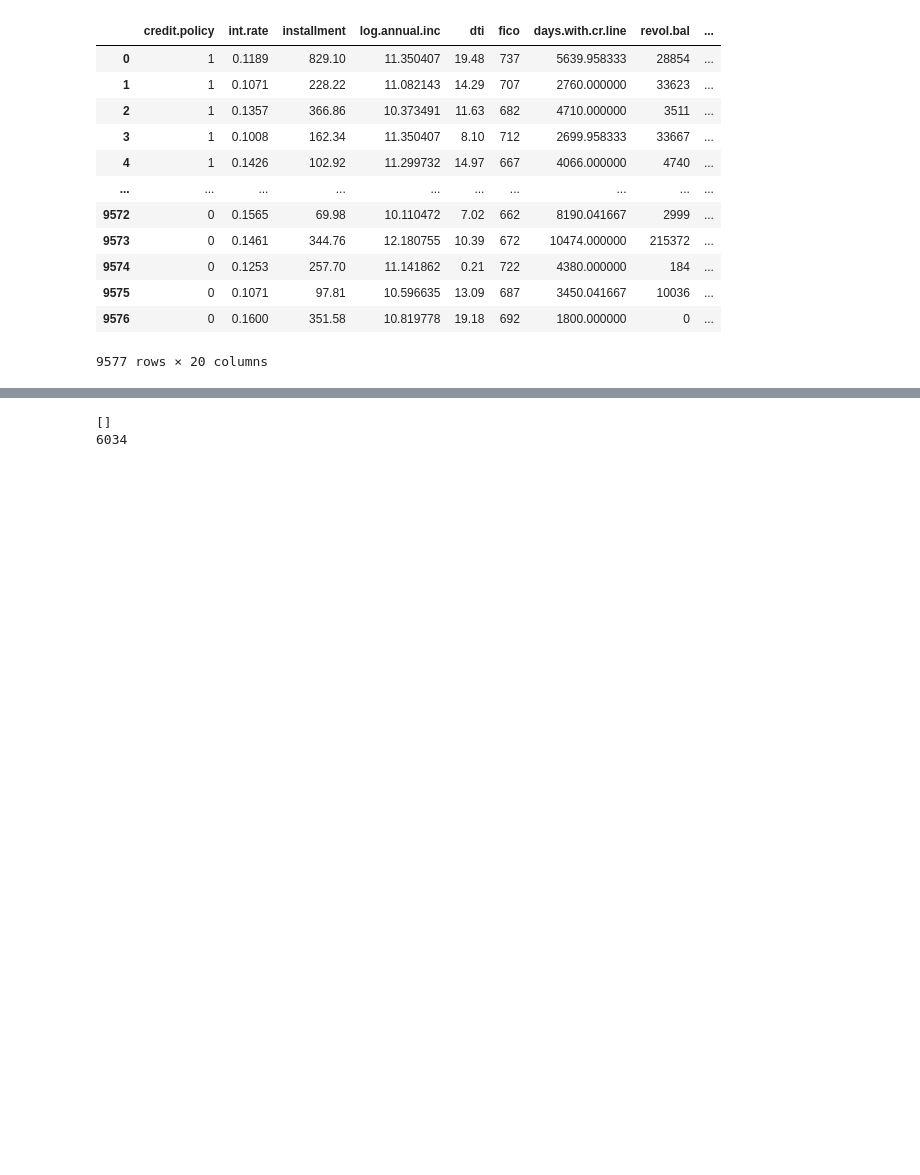
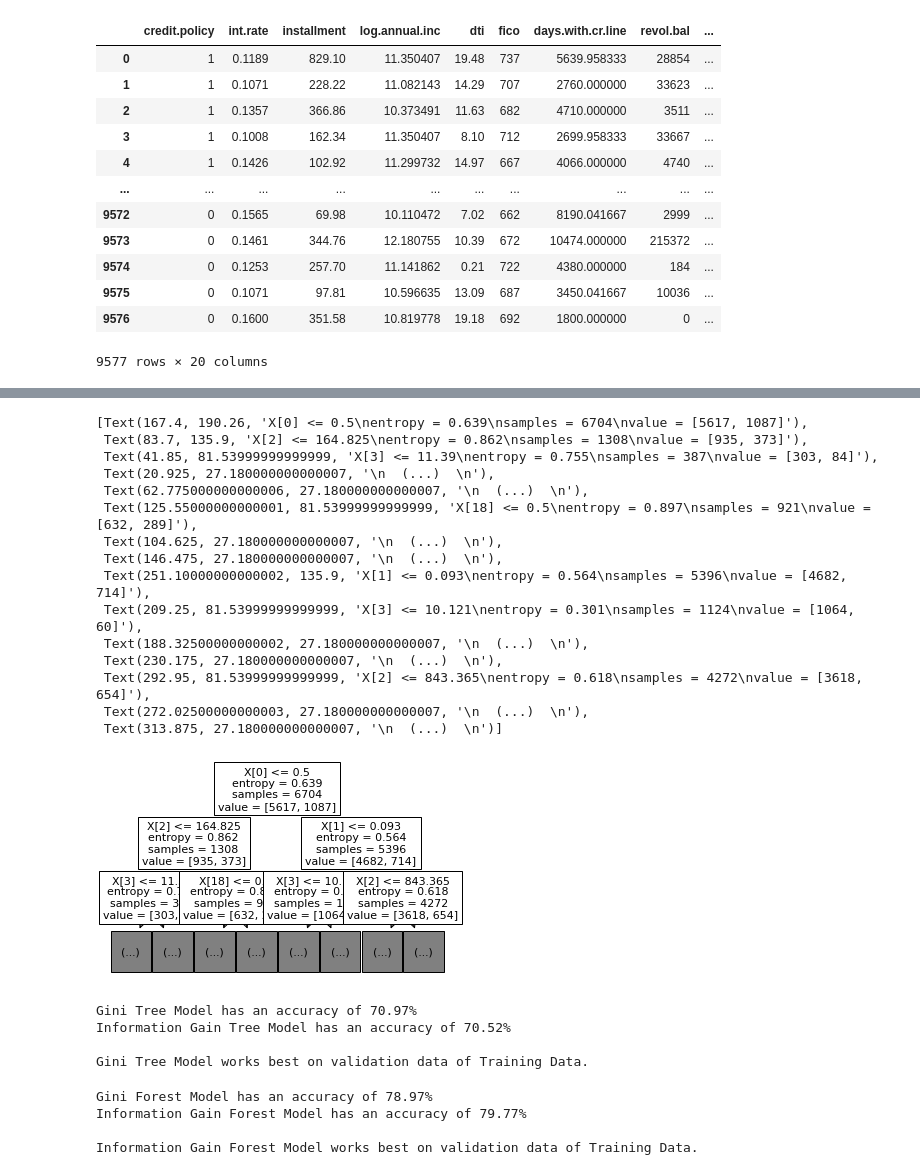
Before and after one commit to TobiOnabolu/MachineLearning, a Jupyter notebook: Assignment1/a1.ipynb, the cells around one changed output, grey strips where cells are left out. Drawn from its saved outputs; the diff is of its cells as text; code cells hidden in the pictures; blank space fills up the shorter version.

```diff
--- a/Assignment1/a1.ipynb
+++ b/Assignment1/a1.ipynb
@@ -212,4 +289,39 @@ available = np.array(trainingDF.index)
+# %%
+#Visualize ig tree model
+tree.plot_tree(ig_model, max_depth=2, fontsize=11)
+# %% [output]
+[Text(167.4, 190.26, 'X[0] <= 0.5\nentropy = 0.639\nsamples = 6704\nvalue = [5617, 1087]'),
+ Text(83.7, 135.9, 'X[2] <= 164.825\nentropy = 0.862\nsamples = 1308\nvalue = [935, 373]'),
+ Text(41.85, 81.53999999999999, 'X[3] <= 11.39\nentropy = 0.755\nsamples = 387\nvalue = [303, 84]'),
+ Text(20.925, 27.180000000000007, '\n  (...)  \n'),
+ Text(62.775000000000006, 27.180000000000007, '\n  (...)  \n'),
+ Text(125.55000000000001, 81.53999999999999, 'X[18] <= 0.5\nentropy = 0.897\nsamples = 921\nvalue = [632, 289]'),
+ Text(104.625, 27.180000000000007, '\n  (...)  \n'),
+ Text(146.475, 27.180000000000007, '\n  (...)  \n'),
+ Text(251.10000000000002, 135.9, 'X[1] <= 0.093\nentropy = 0.564\nsamples = 5396\nvalue = [4682, 714]'),
+ Text(209.25, 81.53999999999999, 'X[3] <= 10.121\nentropy = 0.301\nsamples = 1124\nvalue = [1064, 60]'),
+ Text(188.32500000000002, 27.180000000000007, '\n  (...)  \n'),
+ Text(230.175, 27.180000000000007, '\n  (...)  \n'),
+ Text(292.95, 81.53999999999999, 'X[2] <= 843.365\nentropy = 0.618\nsamples = 4272\nvalue = [3618, 654]'),
+ Text(272.02500000000003, 27.180000000000007, '\n  (...)  \n'),
+ Text(313.875, 27.180000000000007, '\n  (...)  \n')]
+[figure, added]
 # %%
+#Do 10 fold test on kfold of 2 models on a dataframe, and return the accuracies
+def run_kfold(gini_model, ig_model, features_df, target):
+    #cross val score function run all n folds on the data set passed in. It return an array of auc results of each validation set
+    gini_kfold_results = cross_val_score(gini_model,
+                                   features_df,
+                                   target,
+                                   cv=10)
+
+    ig_kfold_results = cross_val_score(ig_model,
+                                   features_df,
+                                   target,
+                                   cv=10)
+
+
+    gini_accuracy = np.mean(gini_kfold_results)
+    ig_accuracy = np.mean(ig_kfold_results)
+
+    return gini_accuracy, ig_accuracy
-# %% [output]
-[]
-6034
@@ -216 +330,33 @@ available = np.array(trainingDF.index)
+# %%
+#Getting better performer on validation data, for Tree Models
+gini_accuracy, ig_accuracy = run_kfold(gini_model, ig_model, features_df, target)
+
+print(f'Gini Tree Model has an accuracy of {gini_accuracy:.2%}')
+print(f'Information Gain Tree Model has an accuracy of {ig_accuracy:.2%}\n')
+
+if(gini_accuracy > ig_accuracy):
+    print('Gini Tree Model works best on validation data of Training Data.')
+else:
+    print('Information Gain Tree Model works best on validation data of Training Data.')
+# %% [output]
+Gini Tree Model has an accuracy of 70.97%
+Information Gain Tree Model has an accuracy of 70.52%
+
+Gini Tree Model works best on validation data of Training Data.
+# %%
+#Getting better performer on validation data, for Forest Models
+gini_accuracy, ig_accuracy = run_kfold(gini_forest_model, ig_forest_model, features_df, target)
+
+print(f'Gini Forest Model has an accuracy of {gini_accuracy:.2%}')
+print(f'Information Gain Forest Model has an accuracy of {ig_accuracy:.2%}\n')
+
+if(gini_accuracy > ig_accuracy):
+    print('Gini Forest Model works best on validation data of Training Data.')
+else:
+    print('Information Gain Forest Model works best on validation data of Training Data.')
+# %% [output]
+Gini Forest Model has an accuracy of 78.97%
+Information Gain Forest Model has an accuracy of 79.77%
+
+Information Gain Forest Model works best on validation data of Training Data.
 # %%
```
Also changed, not shown: parts of 28 cells of this notebook.
